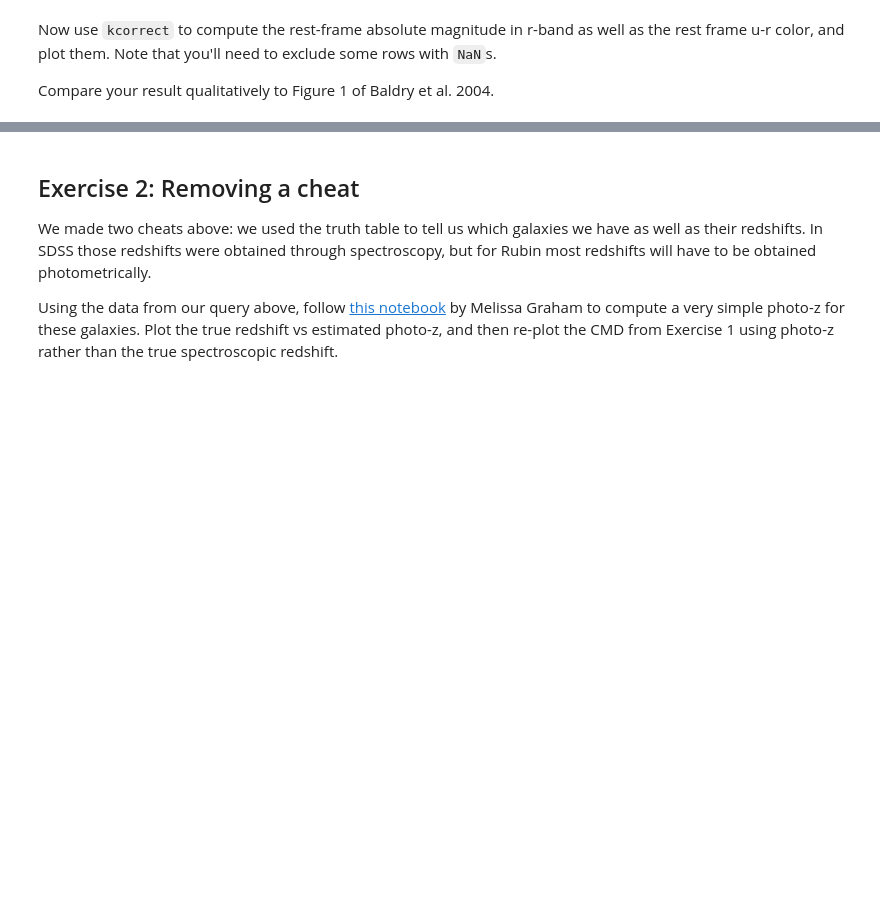
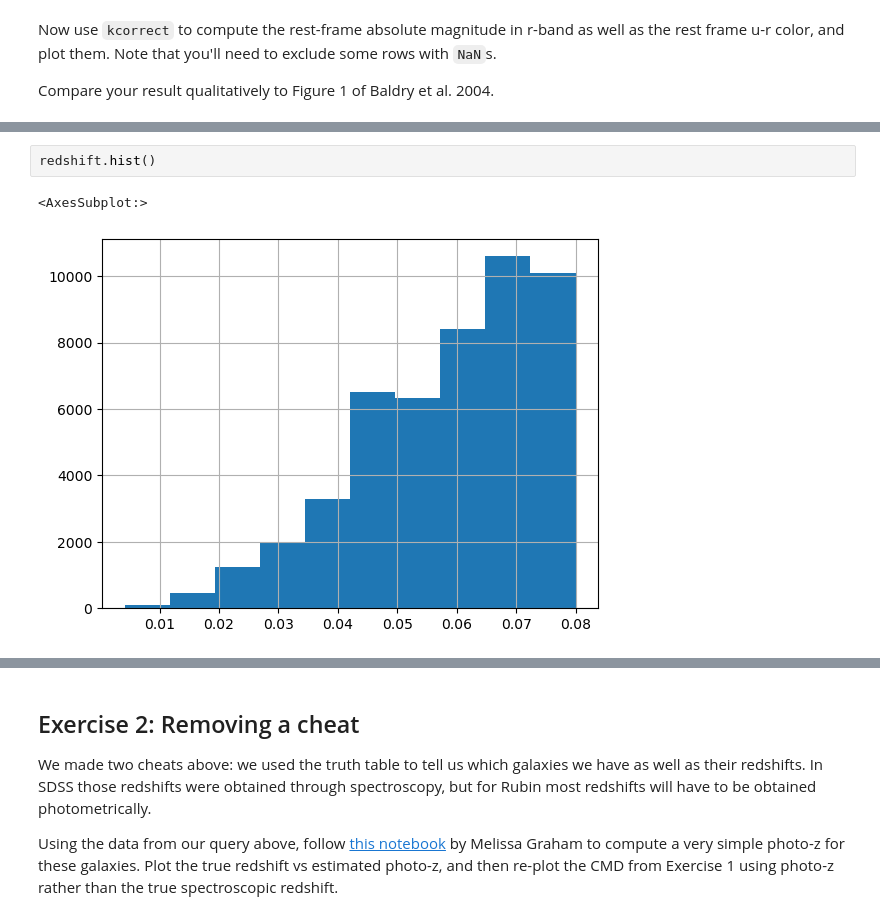
Before and after one commit to ykwang1/astr597-survey-science, a Jupyter notebook: HW/HW5.ipynb, the cells around one changed output, grey strips where cells are left out. Saved outputs shown, nothing was run; the diff lists cells and outputs as text; blank space fills up the shorter version.

```diff
--- a/HW/HW5.ipynb
+++ b/HW/HW5.ipynb
@@ -127,0 +215,5 @@ Compare your result qualitatively to Figure 1 of Baldry et al. 2004.
+# %%
+redshift.hist()
+# %% [output]
+<AxesSubplot:>
+[figure, added]
```
Also changed, not shown: parts of 31 cells of this notebook.
